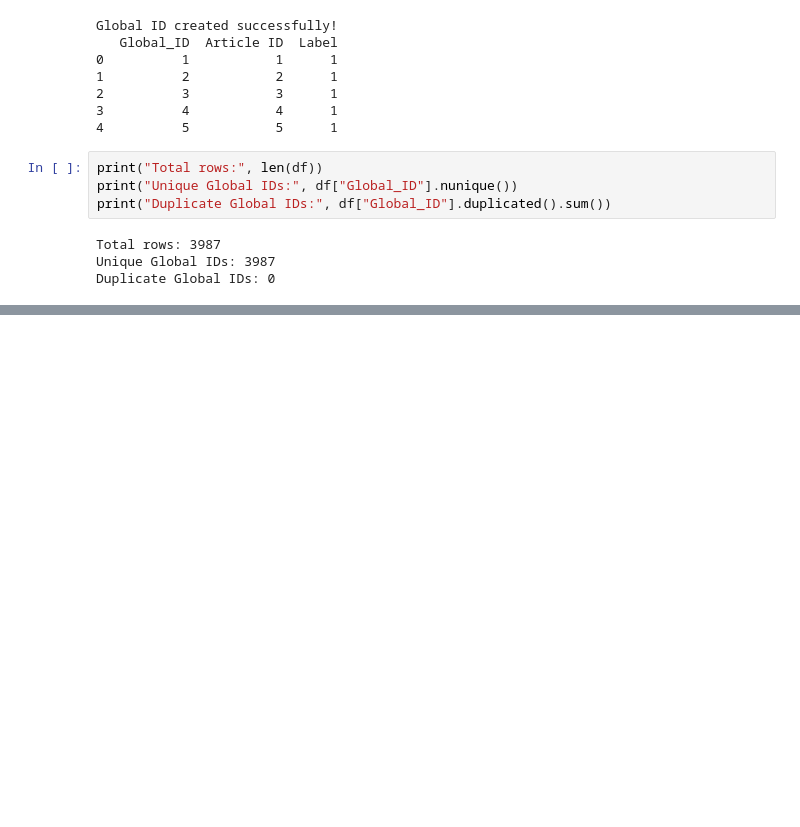
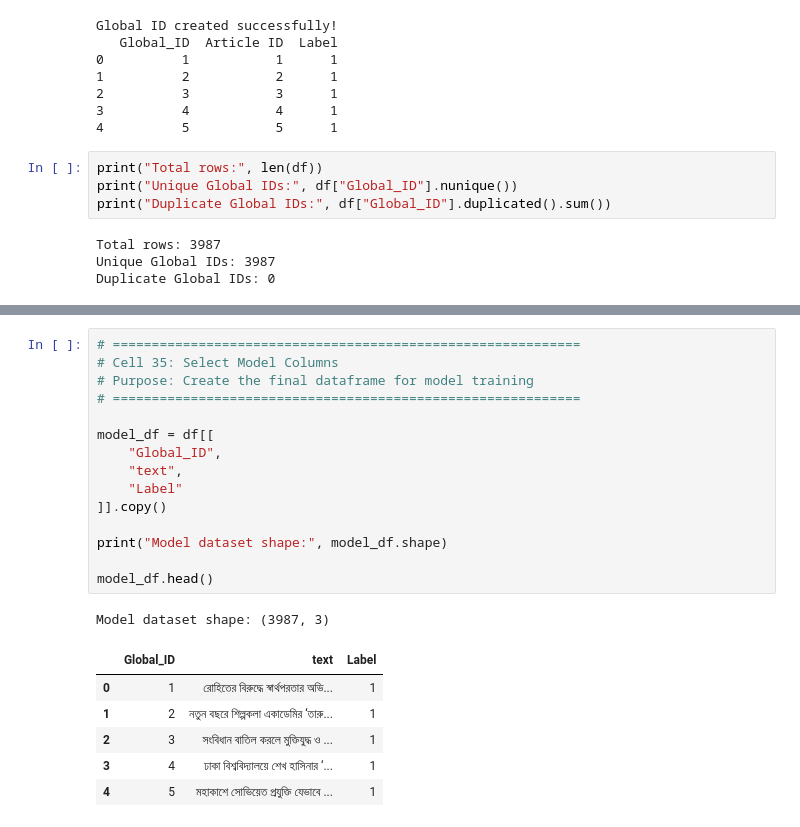
Before and after one commit to jaimulhaque/banglafake-detection, a Jupyter notebook: notebooks/01_data_prep.ipynb, the cells around one changed output, grey strips where cells are left out. Cells and saved outputs as stored; diff of their text form; blank space fills up the shorter version.

Commit message:
Update training notebook

```diff
--- a/notebooks/01_data_prep.ipynb
+++ b/notebooks/01_data_prep.ipynb
@@ -517,0 +556,23 @@ Duplicate Global IDs: 0
+# %%
+# ============================================================
+# Cell 35: Select Model Columns
+# Purpose: Create the final dataframe for model training
+# ============================================================
+
+model_df = df[[
+    "Global_ID",
+    "text",
+    "Label"
+]].copy()
+
+print("Model dataset shape:", model_df.shape)
+
+model_df.head()
+# %% [output]
+Model dataset shape: (3987, 3)
+|  | Global_ID | text | Label |
+| 0 | 1 | রোহিতের বিরুদ্ধে স্বার্থপরতার অভি... | 1 |
+| 1 | 2 | নতুন বছরে শিল্পকলা একাডেমির ‘তারু... | 1 |
+| 2 | 3 | সংবিধান বাতিল করলে মুক্তিযুদ্ধ ও ... | 1 |
+| 3 | 4 | ঢাকা বিশ্ববিদ্যালয়ে শেখ হাসিনার ‘... | 1 |
+| 4 | 5 | মহাকাশে সোভিয়েত প্রযুক্তি যেভাবে ... | 1 |
```
Also changed, not shown: parts of 3 cells of this notebook.
